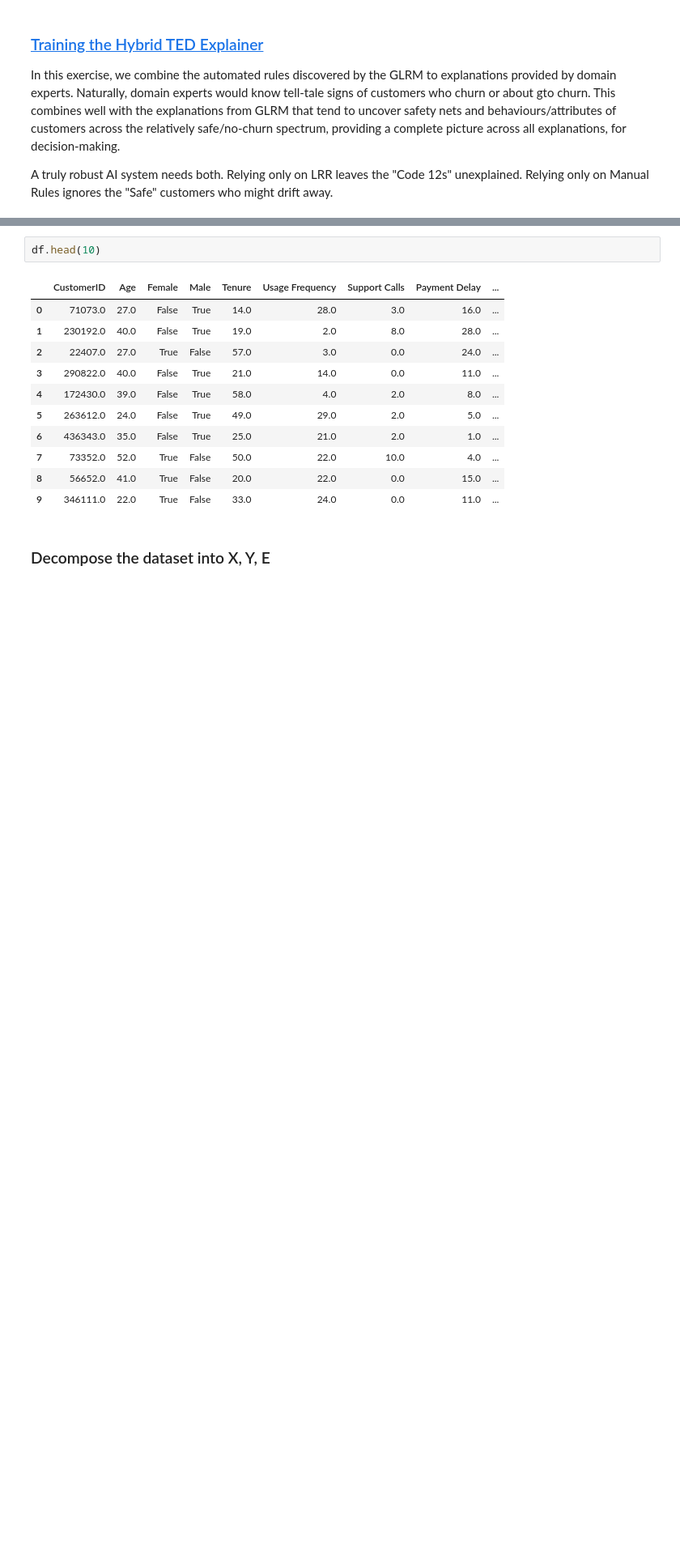
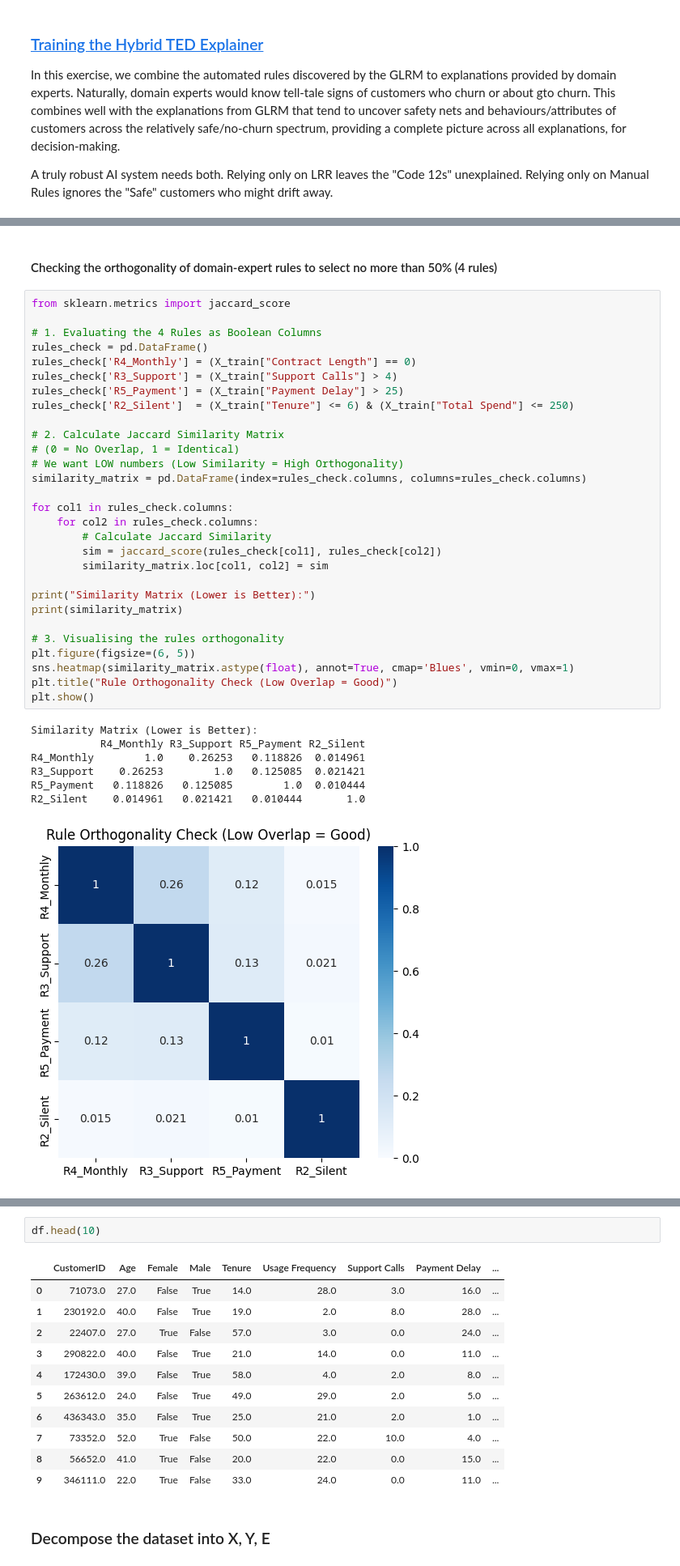
Before and after one commit to Lawrence-Krukrubo/IBM-Learn-XAI, a Jupyter notebook: ibm-aix360-book2-5.ipynb, the cells around one changed output, grey strips where cells are left out. Shown: that part at 81% size. Drawn from its saved outputs; the diff is of its cells as text; blank space fills up the shorter version.

```diff
--- a/ibm-aix360-book2-5.ipynb
+++ b/ibm-aix360-book2-5.ipynb
@@ -626,0 +736,39 @@ def generate_explanation_code(row):
+# %% [markdown]
+#### Checking the orthogonality of domain-expert rules to select no more than 50% (4 rules)
+# %%
+from sklearn.metrics import jaccard_score
+
+# 1. Evaluating the 4 Rules as Boolean Columns
+rules_check = pd.DataFrame()
+rules_check['R4_Monthly'] = (X_train["Contract Length"] == 0)
+rules_check['R3_Support'] = (X_train["Support Calls"] > 4)
+rules_check['R5_Payment'] = (X_train["Payment Delay"] > 25)
+rules_check['R2_Silent']  = (X_train["Tenure"] <= 6) & (X_train["Total Spend"] <= 250)
+
+# 2. Calculate Jaccard Similarity Matrix
+# (0 = No Overlap, 1 = Identical)
+# We want LOW numbers (Low Similarity = High Orthogonality)
+similarity_matrix = pd.DataFrame(index=rules_check.columns, columns=rules_check.columns)
+
+for col1 in rules_check.columns:
+    for col2 in rules_check.columns:
+        # Calculate Jaccard Similarity
+        sim = jaccard_score(rules_check[col1], rules_check[col2])
+        similarity_matrix.loc[col1, col2] = sim
+
+print("Similarity Matrix (Lower is Better):")
+print(similarity_matrix)
+
+# 3. Visualising the rules orthogonality
+plt.figure(figsize=(6, 5))
+sns.heatmap(similarity_matrix.astype(float), annot=True, cmap='Blues', vmin=0, vmax=1)
+plt.title("Rule Orthogonality Check (Low Overlap = Good)")
+plt.show()
+# %% [output]
+Similarity Matrix (Lower is Better):
+           R4_Monthly R3_Support R5_Payment R2_Silent
+R4_Monthly        1.0    0.26253   0.118826  0.014961
+R3_Support    0.26253        1.0   0.125085  0.021421
+R5_Payment   0.118826   0.125085        1.0  0.010444
+R2_Silent    0.014961   0.021421   0.010444       1.0
+[figure, added]
```
Also changed, not shown: parts of 38 cells of this notebook.
